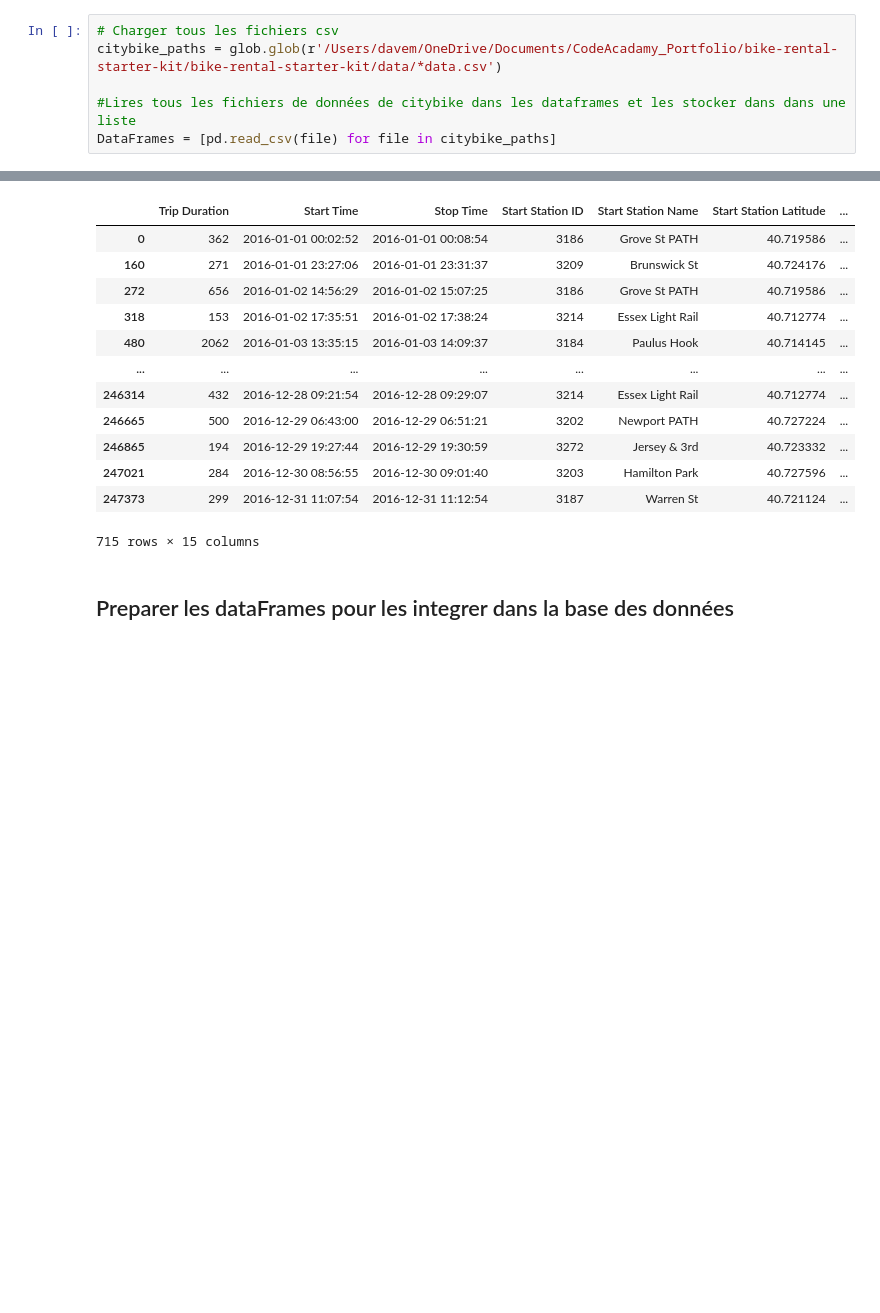
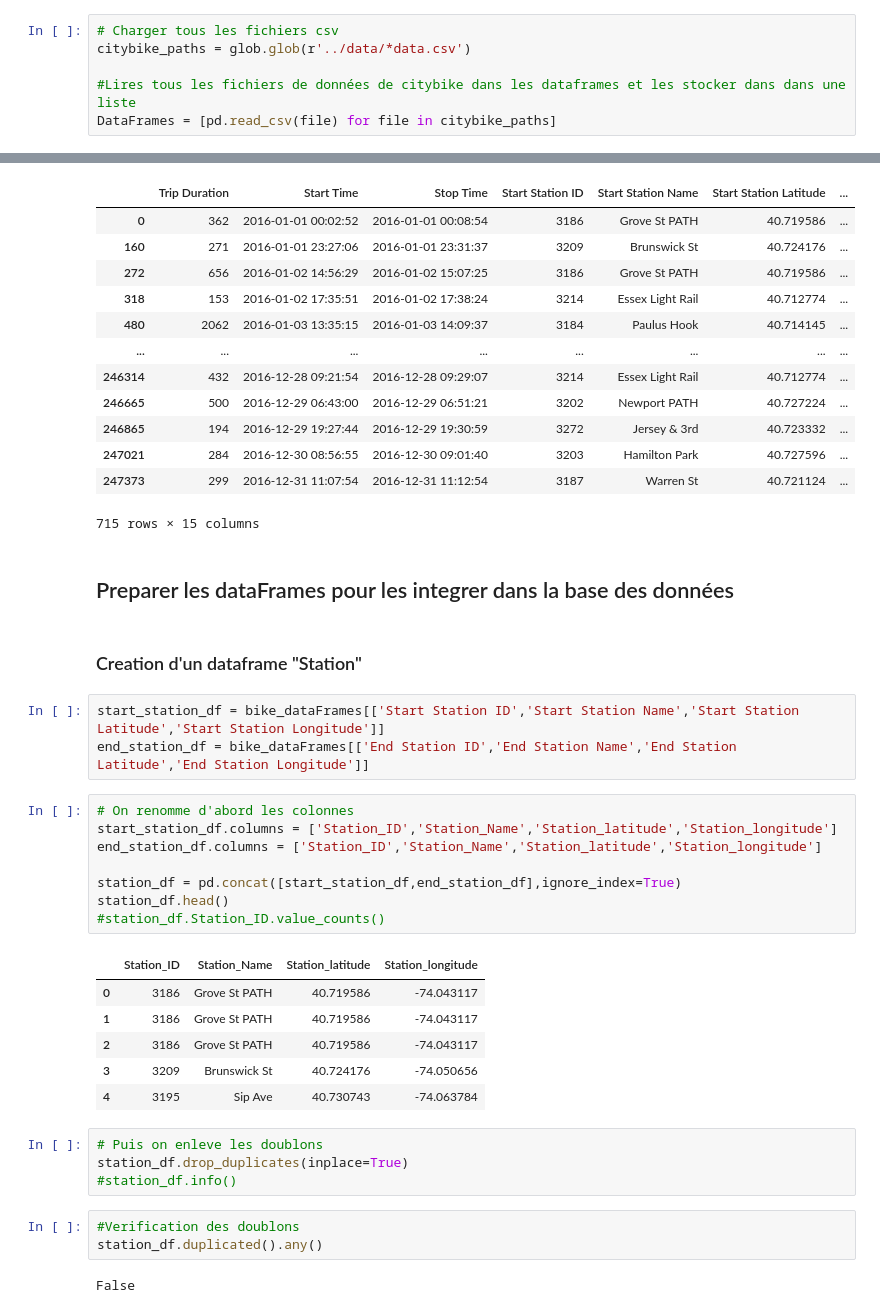
Before and after one commit to bienfaitmambote/Projet-Citi-Bike-ridership, a Jupyter notebook: bike-rental-starter-kit/bike-rental-starter-kit/code/Starter_kit_Project.ipynb, the cells around one changed output, grey strips where cells are left out. Saved outputs shown, nothing was run; the diff lists cells and outputs as text; blank space fills up the shorter version.

Commit message:
Creation du dataframe Stations

```diff
--- a/bike-rental-starter-kit/bike-rental-starter-kit/code/Starter_kit_Project.ipynb
+++ b/bike-rental-starter-kit/bike-rental-starter-kit/code/Starter_kit_Project.ipynb
@@ -7,7 +7,7 @@ import pandas as pd
 import glob
 # %%
 # Charger tous les fichiers csv
-citybike_paths = glob.glob(r'/Users/davem/OneDrive/Documents/CodeAcadamy_Portfolio/bike-rental-starter-kit/bike-rental-starter-kit/data/*data.csv')
+citybike_paths = glob.glob(r'../data/*data.csv')
 
 #Lires tous les fichiers de données de citybike dans les dataframes et les stocker dans dans une liste
 DataFrames = [pd.read_csv(file) for file in citybike_paths]
@@ -427,3 +412,32 @@ bike_one_ID
 715 rows × 15 columns
 # %% [markdown]
 ## Preparer les dataFrames pour les integrer dans la base des données
+# %% [markdown]
+### Creation d'un dataframe "Station"
+# %%
+start_station_df = bike_dataFrames[['Start Station ID','Start Station Name','Start Station Latitude','Start Station Longitude']]
+end_station_df = bike_dataFrames[['End Station ID','End Station Name','End Station Latitude','End Station Longitude']]
+# %%
+# On renomme d'abord les colonnes
+start_station_df.columns = ['Station_ID','Station_Name','Station_latitude','Station_longitude']
+end_station_df.columns = ['Station_ID','Station_Name','Station_latitude','Station_longitude']
+
+station_df = pd.concat([start_station_df,end_station_df],ignore_index=True)
+station_df.head()
+#station_df.Station_ID.value_counts()
+# %% [output]
+|  | Station_ID | Station_Name | Station_latitude | Station_longitude |
+| 0 | 3186 | Grove St PATH | 40.719586 | -74.043117 |
+| 1 | 3186 | Grove St PATH | 40.719586 | -74.043117 |
+| 2 | 3186 | Grove St PATH | 40.719586 | -74.043117 |
+| 3 | 3209 | Brunswick St | 40.724176 | -74.050656 |
+| 4 | 3195 | Sip Ave | 40.730743 | -74.063784 |
+# %%
+# Puis on enleve les doublons
+station_df.drop_duplicates(inplace=True)
+#station_df.info()
+# %%
+#Verification des doublons
+station_df.duplicated().any()
+# %% [output]
+False
```
Also changed, not shown: parts of 4 cells of this notebook.
